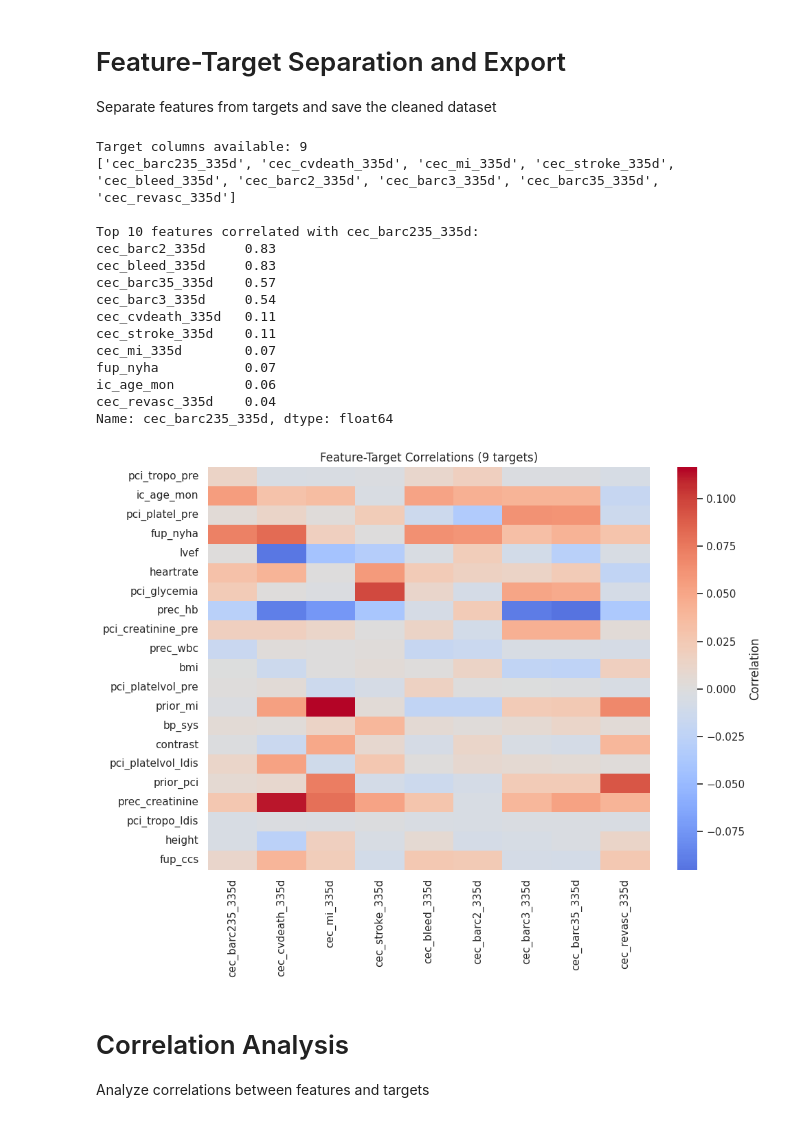
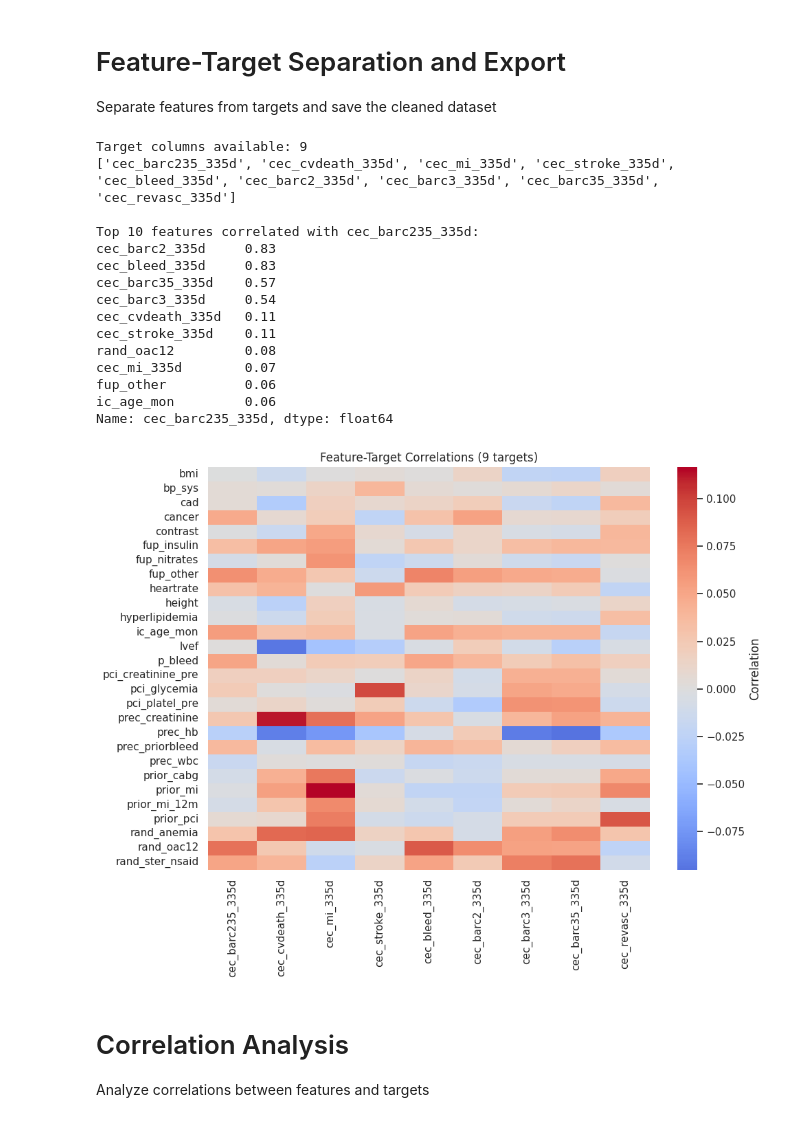
Before and after one commit to TommasoPioda/CATE-estimation-on-the-MASTER-DAPT-trial, a Jupyter notebook: data_cleaning/01_data_cleaning.ipynb, the cells around one changed output. Drawn from its saved outputs; the diff is of its cells as text; code cells hidden in the pictures.

Commit message:
Refactored cleaning pipeline:
- Dropping of features with many missing values
- Shortening of feature names for easyer visualisation

-Rerunned 01_target_exploration.ipynb

```diff
--- a/data_cleaning/01_data_cleaning.ipynb
+++ b/data_cleaning/01_data_cleaning.ipynb
@@ -63,3 +63,15 @@ dtype: int64
 Total rows with missing values: 4568 (99.76%)
 [figure]
 Total cells with missing data: 21594 out of 251845
+# %%
+def drop_highly_missing(df, threshold=0.5):
+    """Drop columns with missing values above the specified threshold."""
+    missing_percent = df.isnull().mean()
+    cols_to_drop = missing_percent[missing_percent > threshold].index
+    print(f"Dropping columns with more than {threshold*100:.0f}% missing values: {list(cols_to_drop)}")
+    return df.drop(columns=cols_to_drop)
+
+drop_threshold = 0.4
+df = drop_highly_missing(df, threshold=drop_threshold)
+
+numeric = df.select_dtypes(include=[np.number]).columns.difference(target_cols)
@@ -69,6 +83,8 @@ print("=== SMART IMPUTATION ===")
 
 # Impute numeric columns with median
 for col in numeric:
+    if col in target_cols:
+        continue  # Skip target columns for imputation
     if col in df.columns and df[col].isnull().sum() > 0:
         median_val = df[col].median()
         df[col] = df[col].fillna(median_val)
@@ -76,6 +92,8 @@ for col in numeric:
 
 # Impute categorical columns with mode
 for col in categorical:
+    if col in target_cols:
+        continue  # Skip target columns for imputation
     if col in df.columns and df[col].isnull().sum() > 0:
         mode_val = df[col].mode()[0] if len(df[col].mode()) > 0 else 'Unknown'
         df[col] = df[col].fillna(mode_val)
@@ -84,6 +102,8 @@ for col in categorical:
 # Handle any remaining NaN values - only for numeric columns
 numeric_cols_check = [col for col in df.columns if df[col].dtype in ['float64', 'int64']]
 for col in numeric_cols_check:
+    if col in target_cols:
+        continue  # Skip target columns for imputation
     if df[col].isnull().sum() > 0:
         df[col] = df[col].fillna(0)
 
@@ -191,7 +271,7 @@ metadata = {
     'n_targets': y.shape[1],
     'feature_names': list(X.columns),
     'target_names': list(y.columns),
-    'numeric_features_scaled': numeric,
+    'numeric_features_scaled': list(numeric),
     'categorical_features_encoded': len([col for col in df.columns if col.endswith('_1')])
 }
 
@@ -232,39 +312,39 @@ print(target_cols_present)
 
 if len(target_cols_present) > 0:
     # Calculate correlations
-    correlations = df[numeric + target_cols_present].corr()
+    correlations = df[list(numeric) + target_cols_present].corr()
 
     # Get top correlations with first target
     first_target = target_cols_present[0]
     top_corr = correlations[first_target].sort_values(ascending=False)[1:11]
 
     print(f"\nTop 10 features correlated with {first_target}:")
     print(top_corr)
 
     # Visualize correlation matrix
     fig, ax = plt.subplots(figsize=(10, 8))
     sns.heatmap(correlations.iloc[:len(numeric), -len(target_cols_present):],
                 cmap='coolwarm', center=0, annot=False, cbar_kws={'label': 'Correlation'}, ax=ax)
     ax.set_title(f'Feature-Target Correlations ({len(target_cols_present)} targets)')
     plt.tight_layout()
     plt.show()
 # %% [output]
 Target columns available: 9
 ['cec_barc235_335d', 'cec_cvdeath_335d', 'cec_mi_335d', 'cec_stroke_335d', 'cec_bleed_335d', 'cec_barc2_335d', 'cec_barc3_335d', 'cec_barc35_335d', 'cec_revasc_335d']
 
 Top 10 features correlated with cec_barc235_335d:
 cec_barc2_335d     0.83
 cec_bleed_335d     0.83
 cec_barc35_335d    0.57
 cec_barc3_335d     0.54
 cec_cvdeath_335d   0.11
 cec_stroke_335d    0.11
+rand_oac12         0.08
 cec_mi_335d        0.07
-fup_nyha           0.07
+fup_other          0.06
 ic_age_mon         0.06
-cec_revasc_335d    0.04
 Name: cec_barc235_335d, dtype: float64
-[figure, old version]
+[figure, new version]
 # %% [markdown]
 # Correlation Analysis
 
```
Also changed, not shown: parts of 5 cells of this notebook, 2 other files.
